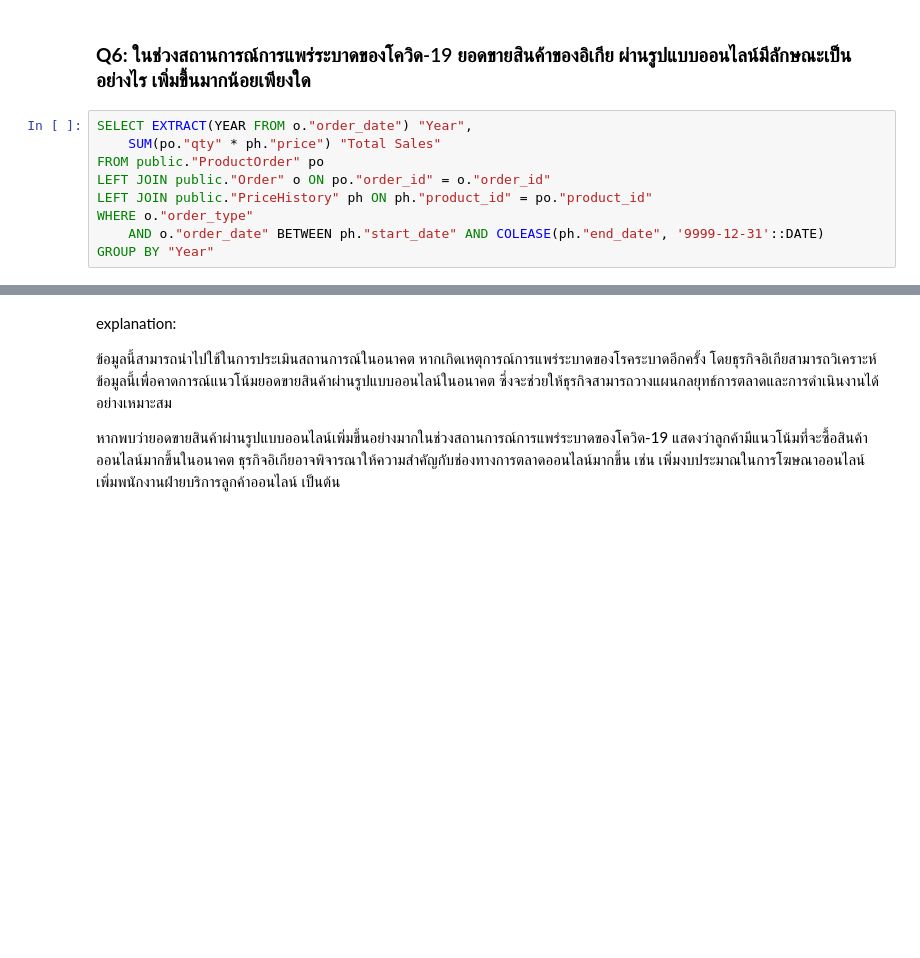
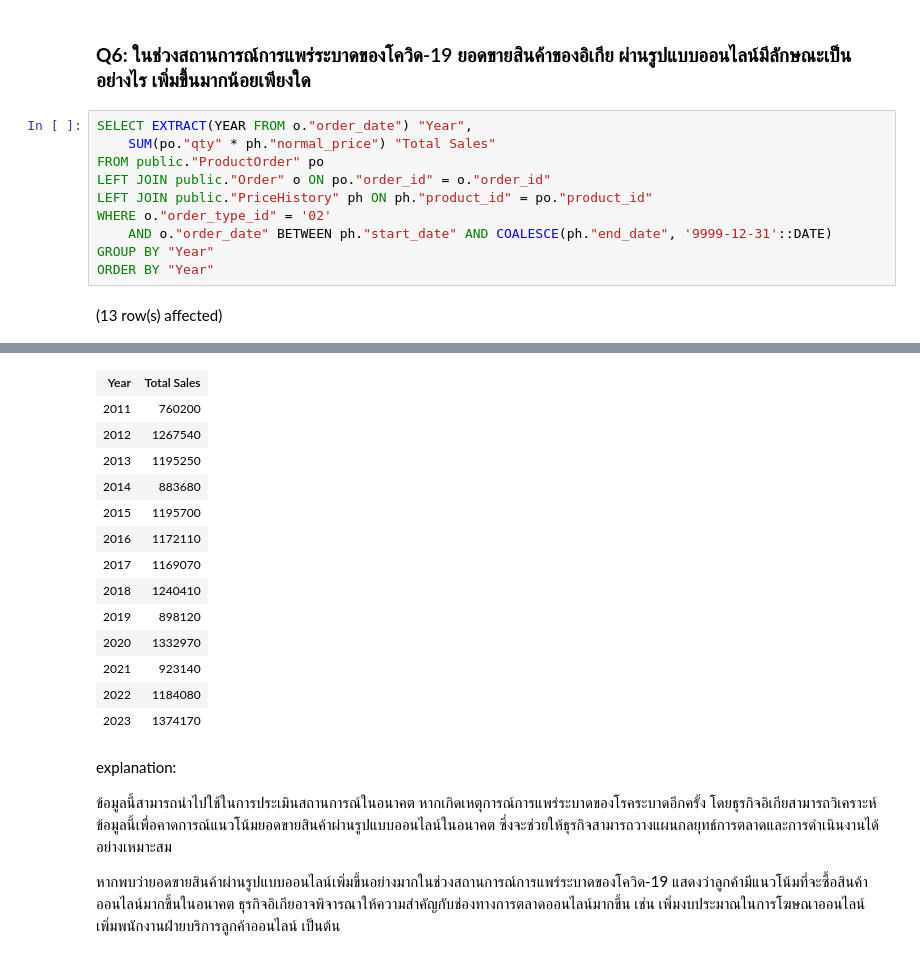
Before and after one commit to punnnnnnnnn/DB-IKEA, a Jupyter notebook: report-db-ikea-hk.ipynb, the cells around one changed output, grey strips where cells are left out. Saved outputs shown, nothing was run; the diff lists cells and outputs as text; blank space fills up the shorter version.

```diff
--- a/report-db-ikea-hk.ipynb
+++ b/report-db-ikea-hk.ipynb
@@ -384,10 +384,13 @@ explanation:
 ### **Q6:** ในช่วงสถานการณ์การแพร่ระบาดของโควิด-19 ยอดขายสินค้าของอิเกีย ผ่านรูปแบบออนไลน์มีลักษณะเป็นอย่างไร เพิ่มขึ้นมากน้อยเพียงใด
 # %%
 SELECT EXTRACT(YEAR FROM o."order_date") "Year",
-    SUM(po."qty" * ph."price") "Total Sales"
+    SUM(po."qty" * ph."normal_price") "Total Sales"
 FROM public."ProductOrder" po
 LEFT JOIN public."Order" o ON po."order_id" = o."order_id"
 LEFT JOIN public."PriceHistory" ph ON ph."product_id" = po."product_id"
-WHERE o."order_type"
-    AND o."order_date" BETWEEN ph."start_date" AND COLEASE(ph."end_date", '9999-12-31'::DATE)
+WHERE o."order_type_id" = '02'
+    AND o."order_date" BETWEEN ph."start_date" AND COALESCE(ph."end_date", '9999-12-31'::DATE)
 GROUP BY "Year"
+ORDER BY "Year"
+# %% [output]
+(13 row(s) affected)
@@ -394,3 +398,17 @@ GROUP BY "Year"
+| Year | Total Sales |
+| 2011 | 760200 |
+| 2012 | 1267540 |
+| 2013 | 1195250 |
+| 2014 | 883680 |
+| 2015 | 1195700 |
+| 2016 | 1172110 |
+| 2017 | 1169070 |
+| 2018 | 1240410 |
+| 2019 | 898120 |
+| 2020 | 1332970 |
+| 2021 | 923140 |
+| 2022 | 1184080 |
+| 2023 | 1374170 |
 # %% [markdown]
 explanation:
 
```
Also changed, not shown: parts of 1 cell of this notebook.
